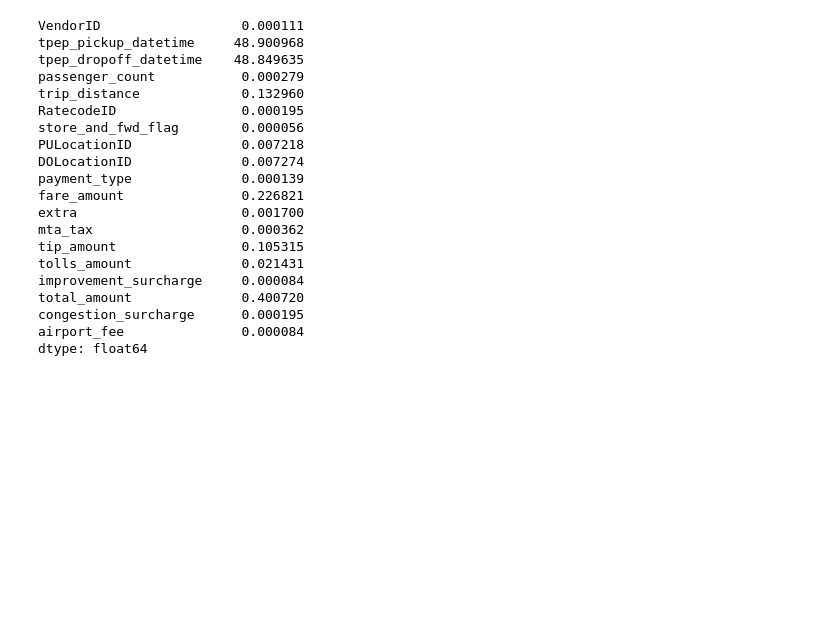
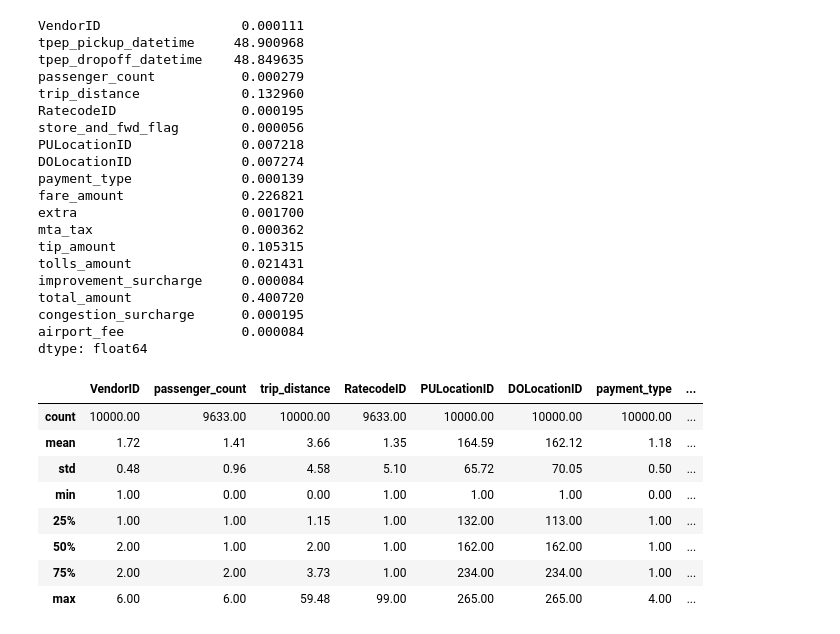
Before and after one commit to agustinediz/Cab_client_predictive, a Jupyter notebook: EDA.ipynb, the cells around one changed output. Saved outputs shown, nothing was run; the diff lists cells and outputs as text; code cells hidden in the pictures; blank space fills up the shorter version.

```diff
--- a/EDA.ipynb
+++ b/EDA.ipynb
@@ -92 +97,13 @@ df_subset["duration"] = df_subset.tpep_dropoff_datetime - df_subset.tpep_pickup_
 df_subset = df_subset.drop(["tpep_pickup_datetime", "tpep_dropoff_datetime"], axis=1)
+# %%
+round(df_subset.describe(),2)
+# %% [output]
+|  | VendorID | passenger_count | trip_distance | RatecodeID | PULocationID | DOLocationID | payment_type | ... |
+| count | 10000.00 | 9633.00 | 10000.00 | 9633.00 | 10000.00 | 10000.00 | 10000.00 | ... |
+| mean | 1.72 | 1.41 | 3.66 | 1.35 | 164.59 | 162.12 | 1.18 | ... |
+| std | 0.48 | 0.96 | 4.58 | 5.10 | 65.72 | 70.05 | 0.50 | ... |
+| min | 1.00 | 0.00 | 0.00 | 1.00 | 1.00 | 1.00 | 0.00 | ... |
+| 25% | 1.00 | 1.00 | 1.15 | 1.00 | 132.00 | 113.00 | 1.00 | ... |
+| 50% | 2.00 | 1.00 | 2.00 | 1.00 | 162.00 | 162.00 | 1.00 | ... |
+| 75% | 2.00 | 2.00 | 3.73 | 1.00 | 234.00 | 234.00 | 1.00 | ... |
+| max | 6.00 | 6.00 | 59.48 | 99.00 | 265.00 | 265.00 | 4.00 | ... |
```
Also changed, not shown: parts of 4 cells of this notebook.
